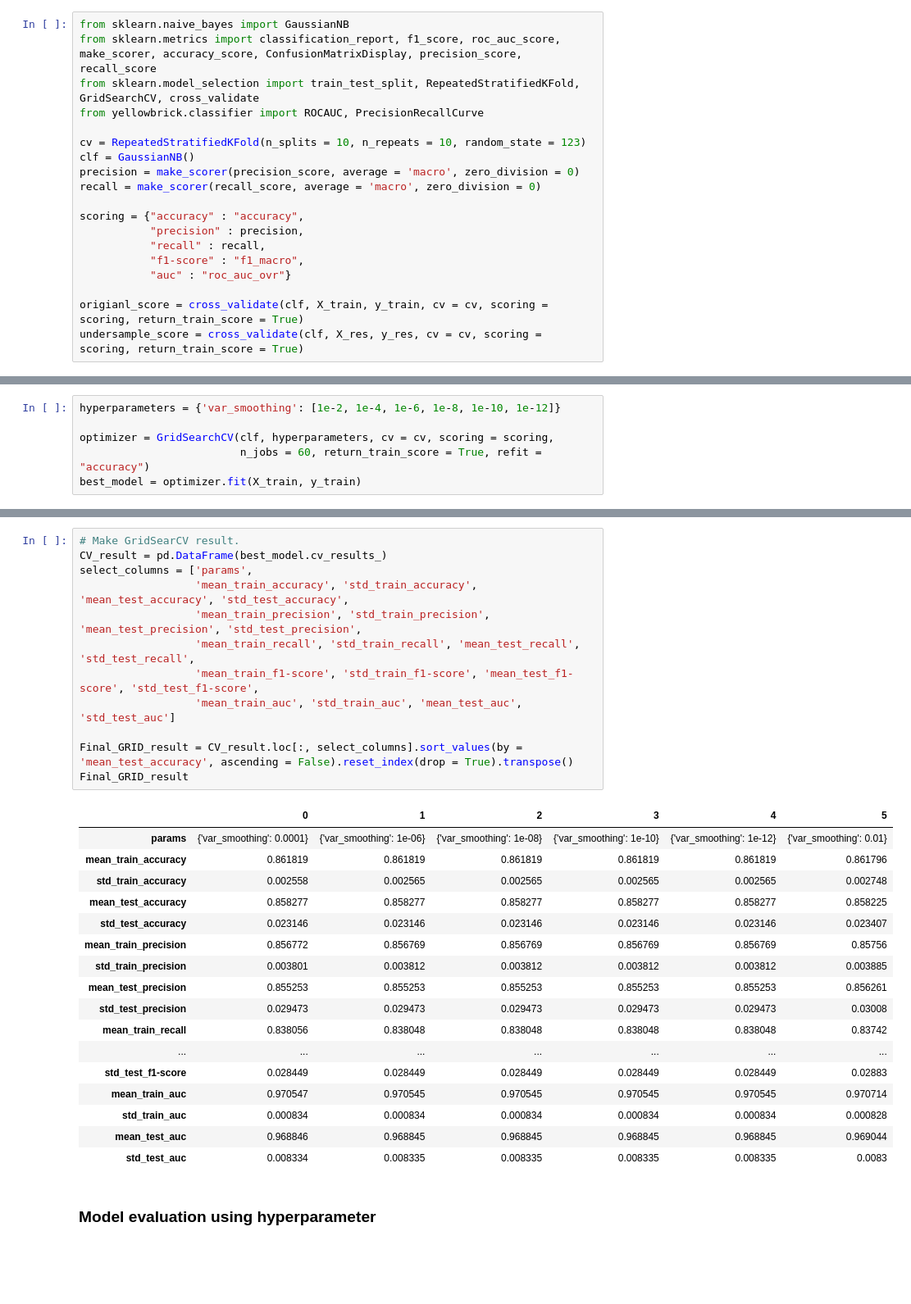
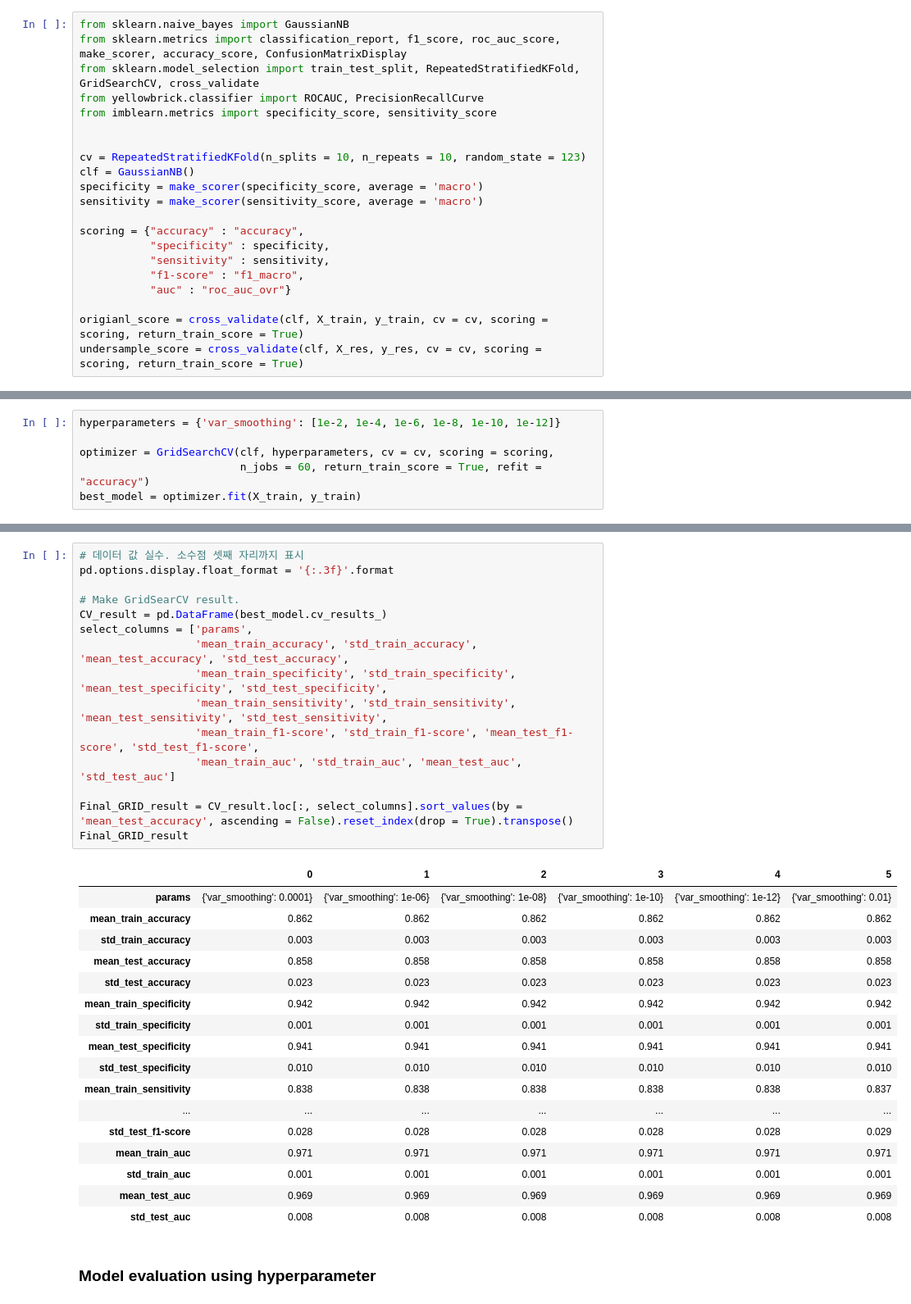
Before and after one commit to jeong2624/ML_BRCA-subtype, a Jupyter notebook: Model_Selection/Naive_Bayes.ipynb, the cells around one changed output, grey strips where cells are left out. Shown at 82% size. Cells and saved outputs as stored; diff of their text form; blank space fills up the shorter version.

```diff
--- a/Model_Selection/Naive_Bayes.ipynb
+++ b/Model_Selection/Naive_Bayes.ipynb
@@ -118,18 +118,20 @@ Text(0, 0.5, 'Frequency')
 ### Compare model performance between original and undersampled data.
 # %%
 from sklearn.naive_bayes import GaussianNB
-from sklearn.metrics import classification_report, f1_score, roc_auc_score, make_scorer, accuracy_score, ConfusionMatrixDisplay, precision_score, recall_score
+from sklearn.metrics import classification_report, f1_score, roc_auc_score, make_scorer, accuracy_score, ConfusionMatrixDisplay
 from sklearn.model_selection import train_test_split, RepeatedStratifiedKFold, GridSearchCV, cross_validate
 from yellowbrick.classifier import ROCAUC, PrecisionRecallCurve
+from imblearn.metrics import specificity_score, sensitivity_score
+
 
 cv = RepeatedStratifiedKFold(n_splits = 10, n_repeats = 10, random_state = 123)
 clf = GaussianNB()
-precision = make_scorer(precision_score, average = 'macro', zero_division = 0)
-recall = make_scorer(recall_score, average = 'macro', zero_division = 0)
+specificity = make_scorer(specificity_score, average = 'macro')
+sensitivity = make_scorer(sensitivity_score, average = 'macro')
 
 scoring = {"accuracy" : "accuracy",
-           "precision" : precision,
-           "recall" : recall,
+           "specificity" : specificity,
+           "sensitivity" : sensitivity,
            "f1-score" : "f1_macro",
            "auc" : "roc_auc_ovr"}
 
@@ -204,33 +206,36 @@ print("가장 좋은 Score :",best_model.best_score_)
 # %%
+# 데이터 값 실수. 소수점 셋째 자리까지 표시
+pd.options.display.float_format = '{:.3f}'.format
+
 # Make GridSearCV result.
 CV_result = pd.DataFrame(best_model.cv_results_)
 select_columns = ['params',
                   'mean_train_accuracy', 'std_train_accuracy', 'mean_test_accuracy', 'std_test_accuracy',
-                  'mean_train_precision', 'std_train_precision', 'mean_test_precision', 'std_test_precision',
-                  'mean_train_recall', 'std_train_recall', 'mean_test_recall', 'std_test_recall',
+                  'mean_train_specificity', 'std_train_specificity', 'mean_test_specificity', 'std_test_specificity',
+                  'mean_train_sensitivity', 'std_train_sensitivity', 'mean_test_sensitivity', 'std_test_sensitivity',
                   'mean_train_f1-score', 'std_train_f1-score', 'mean_test_f1-score', 'std_test_f1-score',
                   'mean_train_auc', 'std_train_auc', 'mean_test_auc', 'std_test_auc']
 
 Final_GRID_result = CV_result.loc[:, select_columns].sort_values(by = 'mean_test_accuracy', ascending = False).reset_index(drop = True).transpose()
 Final_GRID_result
 # %% [output]
 |  | 0 | 1 | 2 | 3 | 4 | 5 |
 | params | {'var_smoothing': 0.0001} | {'var_smoothing': 1e-06} | {'var_smoothing': 1e-08} | {'var_smoothing': 1e-10} | {'var_smoothing': 1e-12} | {'var_smoothing': 0.01} |
-| mean_train_accuracy | 0.861819 | 0.861819 | 0.861819 | 0.861819 | 0.861819 | 0.861796 |
-| std_train_accuracy | 0.002558 | 0.002565 | 0.002565 | 0.002565 | 0.002565 | 0.002748 |
-| mean_test_accuracy | 0.858277 | 0.858277 | 0.858277 | 0.858277 | 0.858277 | 0.858225 |
-| std_test_accuracy | 0.023146 | 0.023146 | 0.023146 | 0.023146 | 0.023146 | 0.023407 |
-| mean_train_precision | 0.856772 | 0.856769 | 0.856769 | 0.856769 | 0.856769 | 0.85756 |
-| std_train_precision | 0.003801 | 0.003812 | 0.003812 | 0.003812 | 0.003812 | 0.003885 |
-| mean_test_precision | 0.855253 | 0.855253 | 0.855253 | 0.855253 | 0.855253 | 0.856261 |
-| std_test_precision | 0.029473 | 0.029473 | 0.029473 | 0.029473 | 0.029473 | 0.03008 |
-| mean_train_recall | 0.838056 | 0.838048 | 0.838048 | 0.838048 | 0.838048 | 0.83742 |
+| mean_train_accuracy | 0.862 | 0.862 | 0.862 | 0.862 | 0.862 | 0.862 |
+| std_train_accuracy | 0.003 | 0.003 | 0.003 | 0.003 | 0.003 | 0.003 |
+| mean_test_accuracy | 0.858 | 0.858 | 0.858 | 0.858 | 0.858 | 0.858 |
+| std_test_accuracy | 0.023 | 0.023 | 0.023 | 0.023 | 0.023 | 0.023 |
+| mean_train_specificity | 0.942 | 0.942 | 0.942 | 0.942 | 0.942 | 0.942 |
+| std_train_specificity | 0.001 | 0.001 | 0.001 | 0.001 | 0.001 | 0.001 |
+| mean_test_specificity | 0.941 | 0.941 | 0.941 | 0.941 | 0.941 | 0.941 |
+| std_test_specificity | 0.010 | 0.010 | 0.010 | 0.010 | 0.010 | 0.010 |
+| mean_train_sensitivity | 0.838 | 0.838 | 0.838 | 0.838 | 0.838 | 0.837 |
 | ... | ... | ... | ... | ... | ... | ... |
-| std_test_f1-score | 0.028449 | 0.028449 | 0.028449 | 0.028449 | 0.028449 | 0.02883 |
-| mean_train_auc | 0.970547 | 0.970545 | 0.970545 | 0.970545 | 0.970545 | 0.970714 |
-| std_train_auc | 0.000834 | 0.000834 | 0.000834 | 0.000834 | 0.000834 | 0.000828 |
-| mean_test_auc | 0.968846 | 0.968845 | 0.968845 | 0.968845 | 0.968845 | 0.969044 |
-| std_test_auc | 0.008334 | 0.008335 | 0.008335 | 0.008335 | 0.008335 | 0.0083 |
+| std_test_f1-score | 0.028 | 0.028 | 0.028 | 0.028 | 0.028 | 0.029 |
+| mean_train_auc | 0.971 | 0.971 | 0.971 | 0.971 | 0.971 | 0.971 |
+| std_train_auc | 0.001 | 0.001 | 0.001 | 0.001 | 0.001 | 0.001 |
+| mean_test_auc | 0.969 | 0.969 | 0.969 | 0.969 | 0.969 | 0.969 |
+| std_test_auc | 0.008 | 0.008 | 0.008 | 0.008 | 0.008 | 0.008 |
 # %% [markdown]
 ### Model evaluation using hyperparameter
 # %%
```
Also changed, not shown: parts of 11 cells of this notebook, 6 other files.
